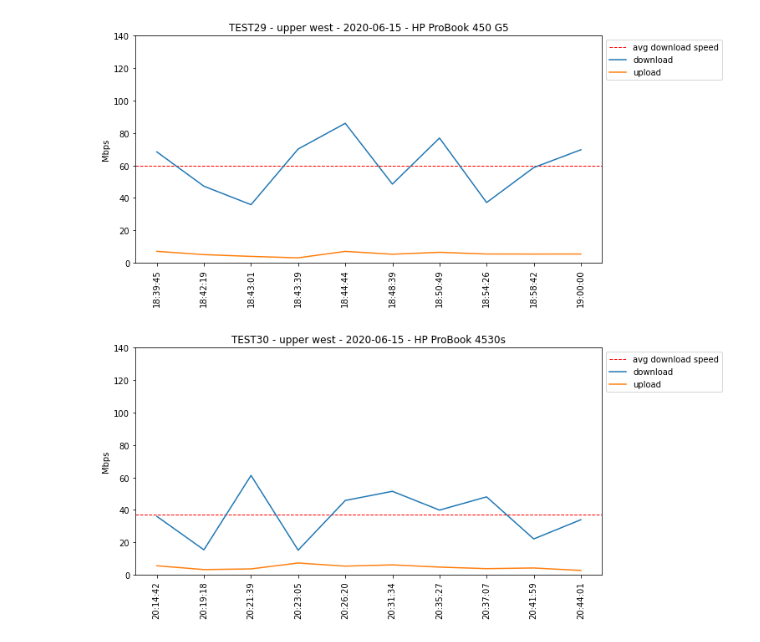
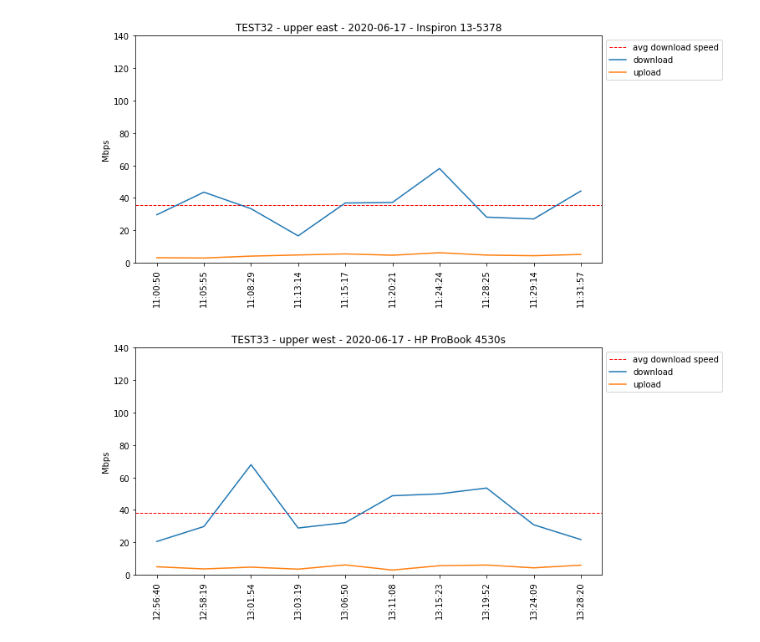
Before and after one commit to BigBangData/Speedtest, a Jupyter notebook: plot_speedtest.ipynb, the cells around one changed output. Cells and saved outputs as stored; diff of their text form; code cells hidden in the pictures.

```diff
--- a/plot_speedtest.ipynb
+++ b/plot_speedtest.ipynb
@@ -30,6 +30,8 @@ df
 # %%
-M.plot_single(df, 'test29');
-M.plot_single(df, 'test30');
+M.plot_single(df, 'test32');
 # %% [output]
-[figure, old version]
+[figure, new version]
-[figure, removed]
+# %%
+M.plot_single(df, 'test33');
+# %% [output]
+[figure, added]
```
Also changed, not shown: parts of 10 cells of this notebook.
